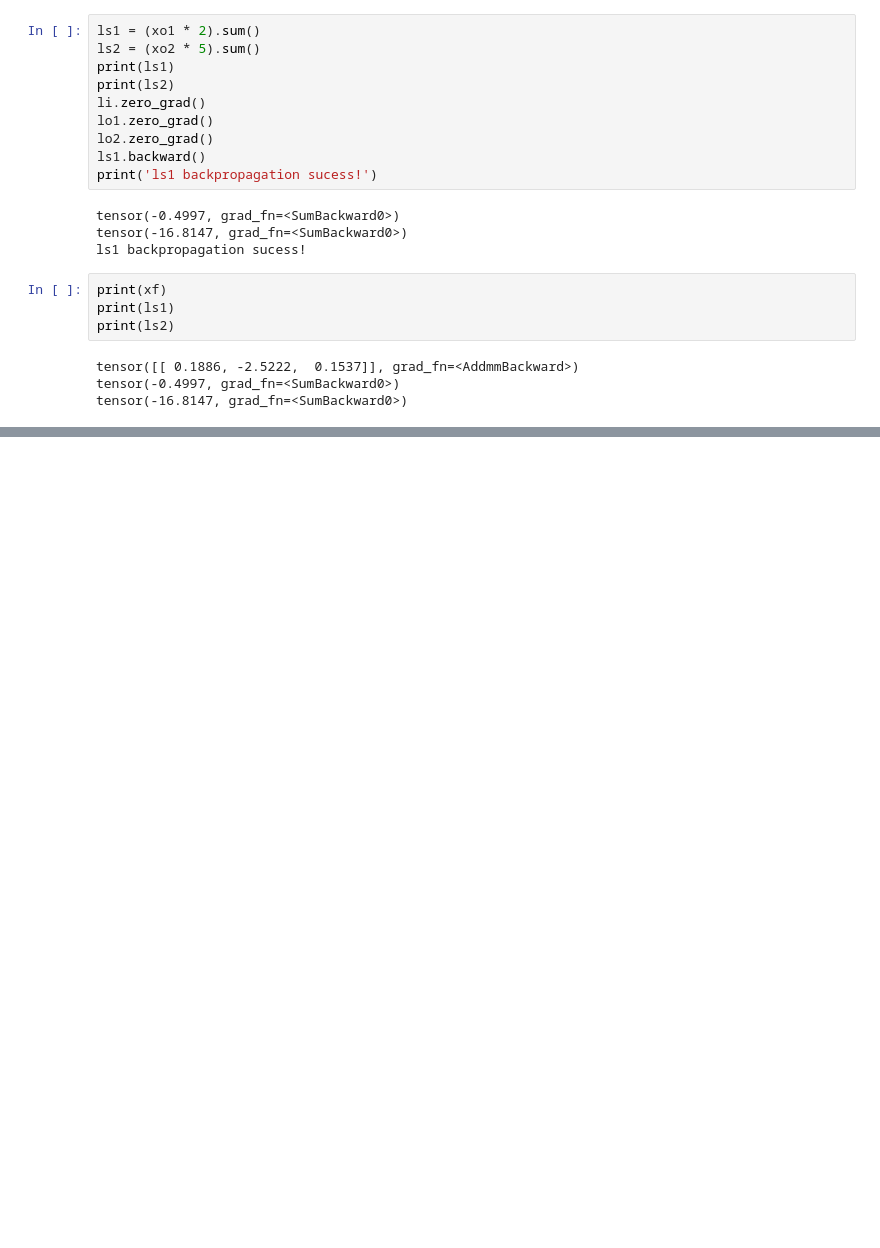
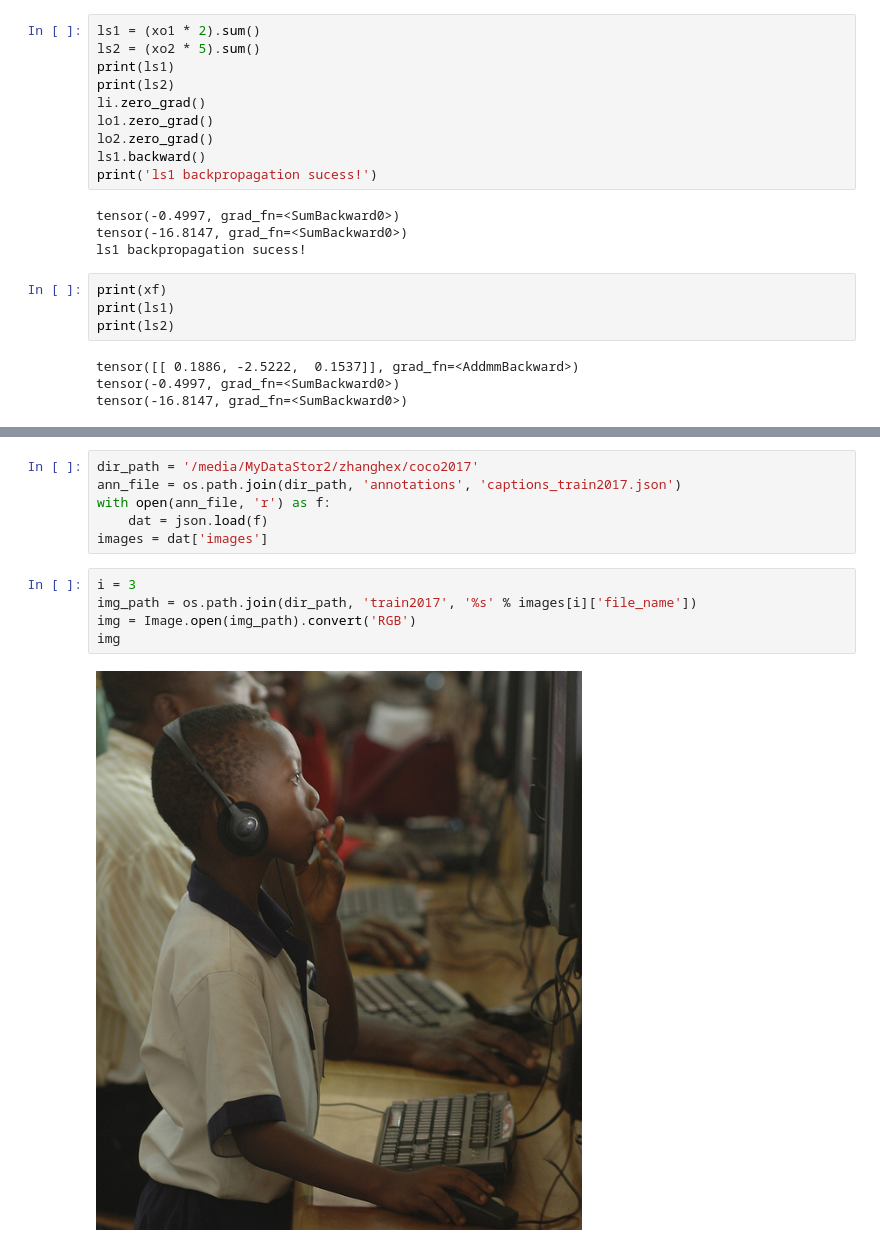
Before and after one commit to mshaikh2/MMRL, a Jupyter notebook: code/Notes.ipynb, the cells around one changed output, grey strips where cells are left out. Cells and saved outputs as stored; diff of their text form; blank space fills up the shorter version.

```diff
--- a/code/Notes.ipynb
+++ b/code/Notes.ipynb
@@ -458,0 +636,13 @@ RuntimeError: Trying to backward through the graph a second time, but the saved
+# %%
+dir_path = '/media/MyDataStor2/zhanghex/coco2017'
+ann_file = os.path.join(dir_path, 'annotations', 'captions_train2017.json')
+with open(ann_file, 'r') as f:
+    dat = json.load(f)
+images = dat['images']
+# %%
+i = 3
+img_path = os.path.join(dir_path, 'train2017', '%s' % images[i]['file_name'])
+img = Image.open(img_path).convert('RGB')
+img
+# %% [output]
+[figure, added]
```
Also changed, not shown: parts of 38 cells of this notebook, 10 other files.
